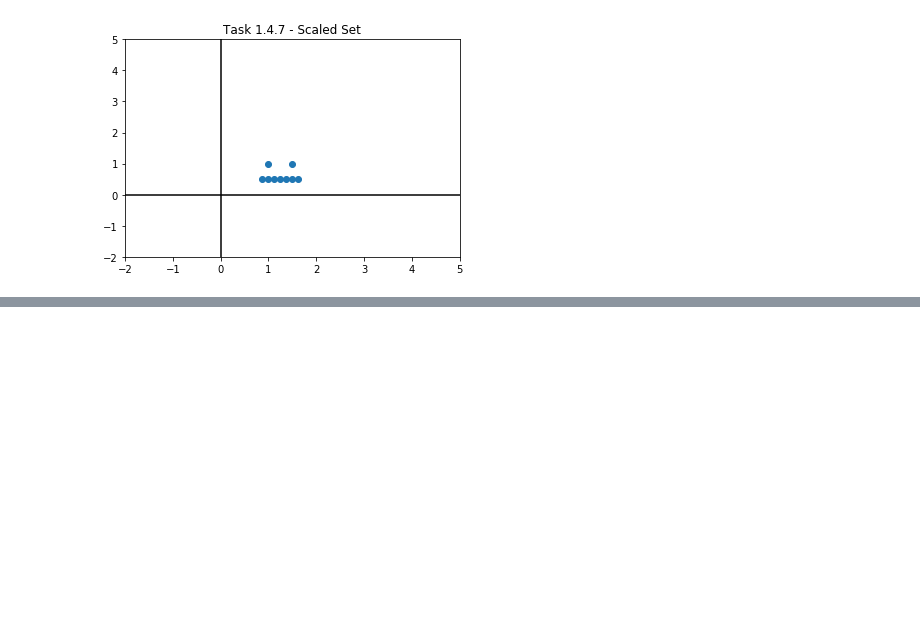
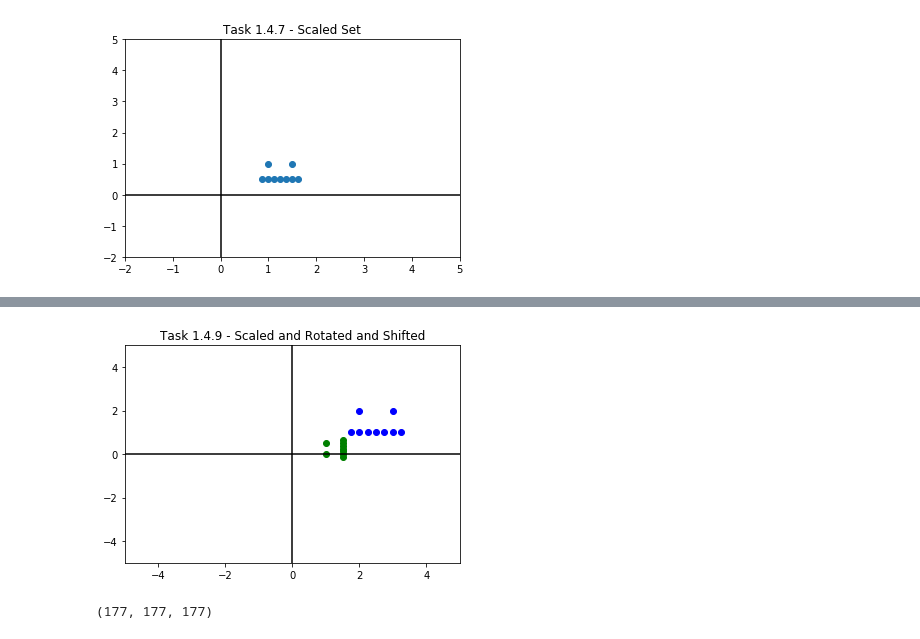
Before and after one commit to gkarp/coding_the_matrix, a Jupyter notebook: chapter1.ipynb, the cells around one changed output, grey strips where cells are left out. Saved outputs shown, nothing was run; the diff lists cells and outputs as text; code cells hidden in the pictures; blank space fills up the shorter version.

```diff
--- a/chapter1.ipynb
+++ b/chapter1.ipynb
@@ -107 +129,24 @@ new_S = {s * j for s in S}
+# %%
+# Task 1.4.9
+# Rotate S by 90 degrees, scale by 1/2, shift down by one unit and to the right by two units
+
+# Plot S again
+plt.scatter(x1, y1, color="blue")
+
+# Scale and rotate the points and plot them
+new_S = {(0.5 * (s * 1j)) + (-1j + 2) for s in S}
+points = setZipper(new_S)
+x = points[0]
+y = points[1]
+plt.scatter(x, y, color="green")
+
+# Set up the chart
+plt.xlim([-5, 5])
+plt.ylim([-5, 5])
+plt.axhline(color="black")
+plt.vlines(0, -100, 100)
+plt.title("Task 1.4.9 - Scaled and Rotated and Shifted")
+plt.show()
+# %% [output]
+[figure, added]
 # %%
@@ -111,3 +155,10 @@ new_S = {s * j for s in S}
+# %%
+# Task 1.4.10
+# file2image returns a list of lists, where data[y][x] == the pixedl intensity at point x,y
+data = file2image("img01.png")
+data[50][1]
+# %% [output]
+(177, 177, 177)
 # %%
 # Task 1.4.11
 # %%
```
Also changed, not shown: parts of 5 cells of this notebook.
